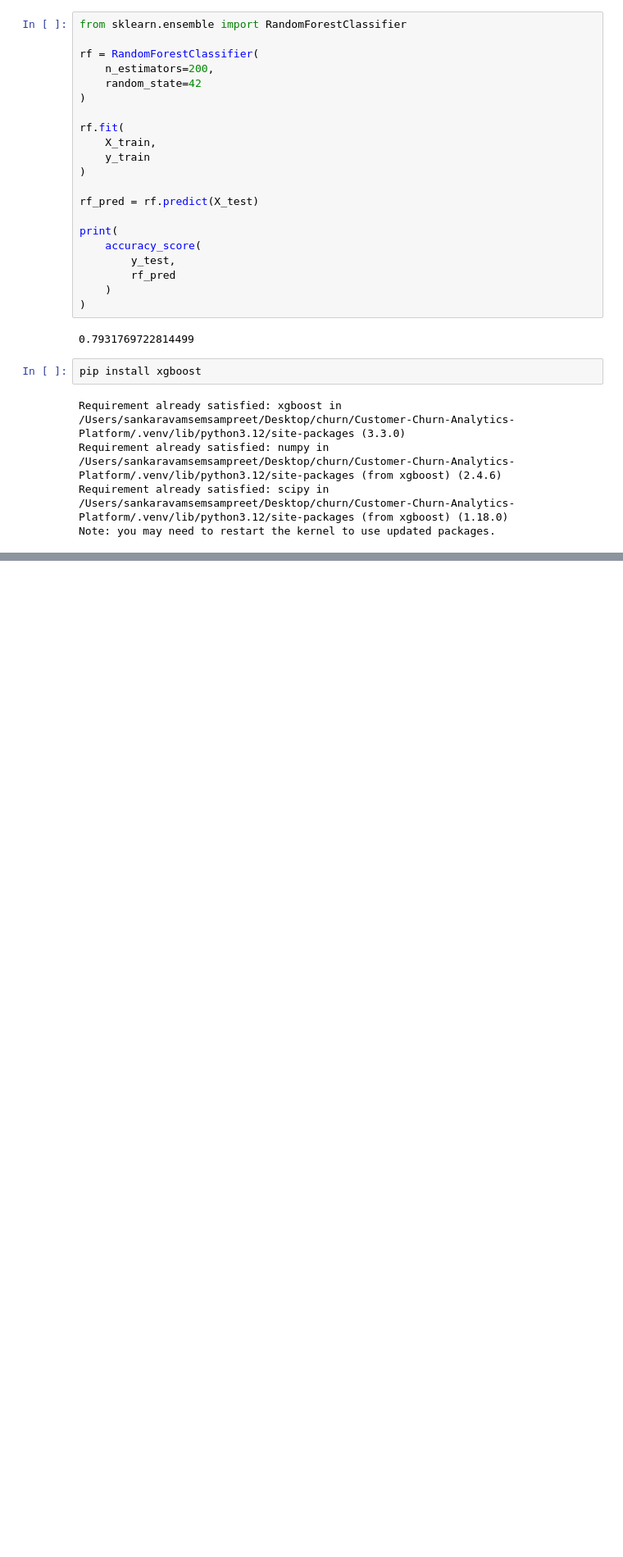
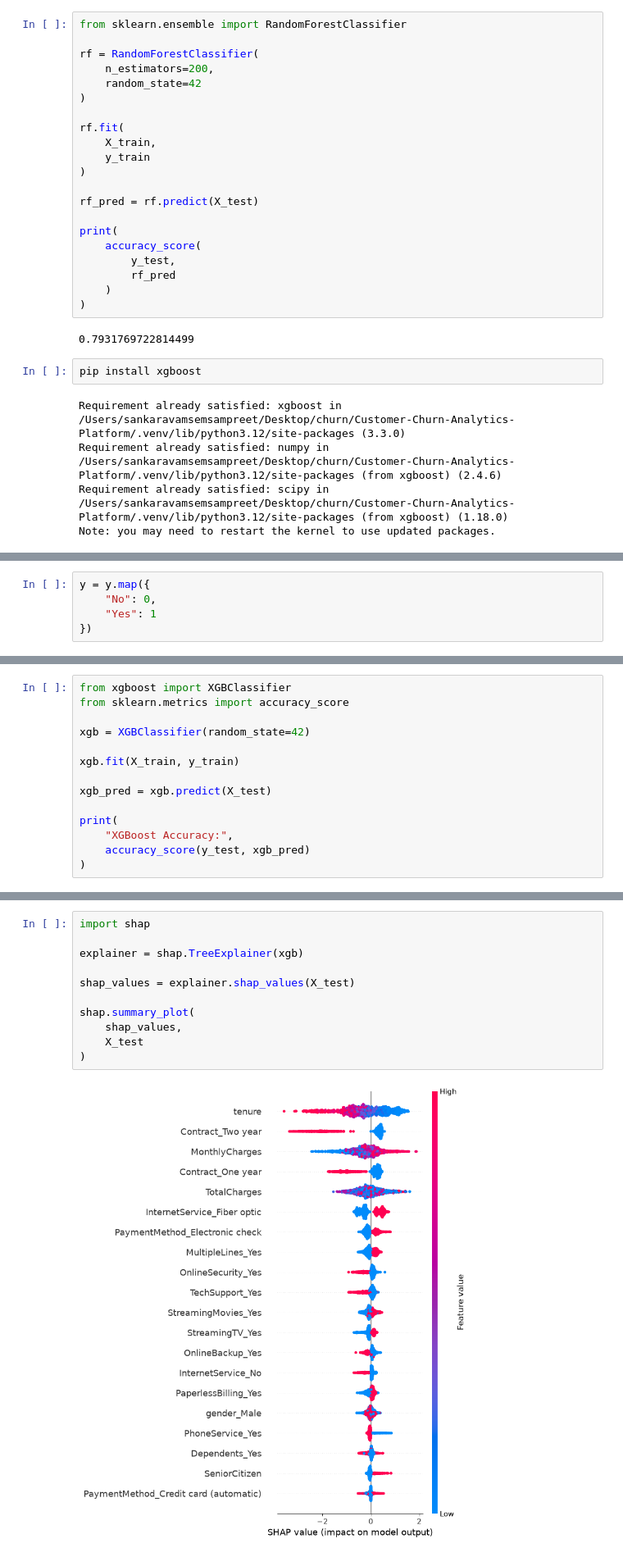
Before and after one commit to SV-Sampreet/Customer-Churn-Analytics-Platform, a Jupyter notebook: notebooks/01_data_cleaning.ipynb, the cells around one changed output, grey strips where cells are left out. Shown at 82% size. Drawn from its saved outputs; the diff is of its cells as text; blank space fills up the shorter version.

```diff
--- a/notebooks/01_data_cleaning.ipynb
+++ b/notebooks/01_data_cleaning.ipynb
@@ -488,0 +506,5 @@ Likely causes:
+# %%
+y = y.map({
+    "No": 0,
+    "Yes": 1
+})
@@ -488,0 +527,14 @@ Likely causes:
+# %%
+from xgboost import XGBClassifier
+from sklearn.metrics import accuracy_score
+
+xgb = XGBClassifier(random_state=42)
+
+xgb.fit(X_train, y_train)
+
+xgb_pred = xgb.predict(X_test)
+
+print(
+    "XGBoost Accuracy:",
+    accuracy_score(y_test, xgb_pred)
+)
@@ -488,0 +682,13 @@ Likely causes:
+# %%
+import shap
+
+explainer = shap.TreeExplainer(xgb)
+
+shap_values = explainer.shap_values(X_test)
+
+shap.summary_plot(
+    shap_values,
+    X_test
+)
+# %% [output]
+[figure, added]
```
Also changed, not shown: parts of 31 cells of this notebook, 51 other files.
